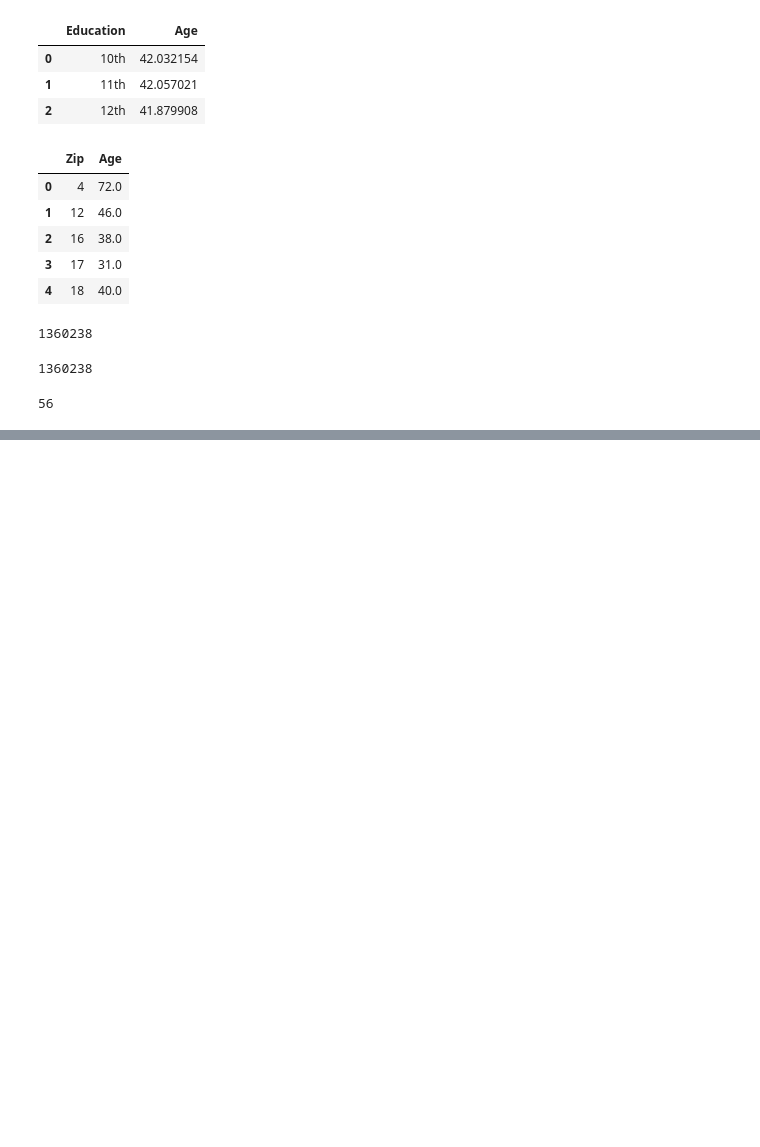
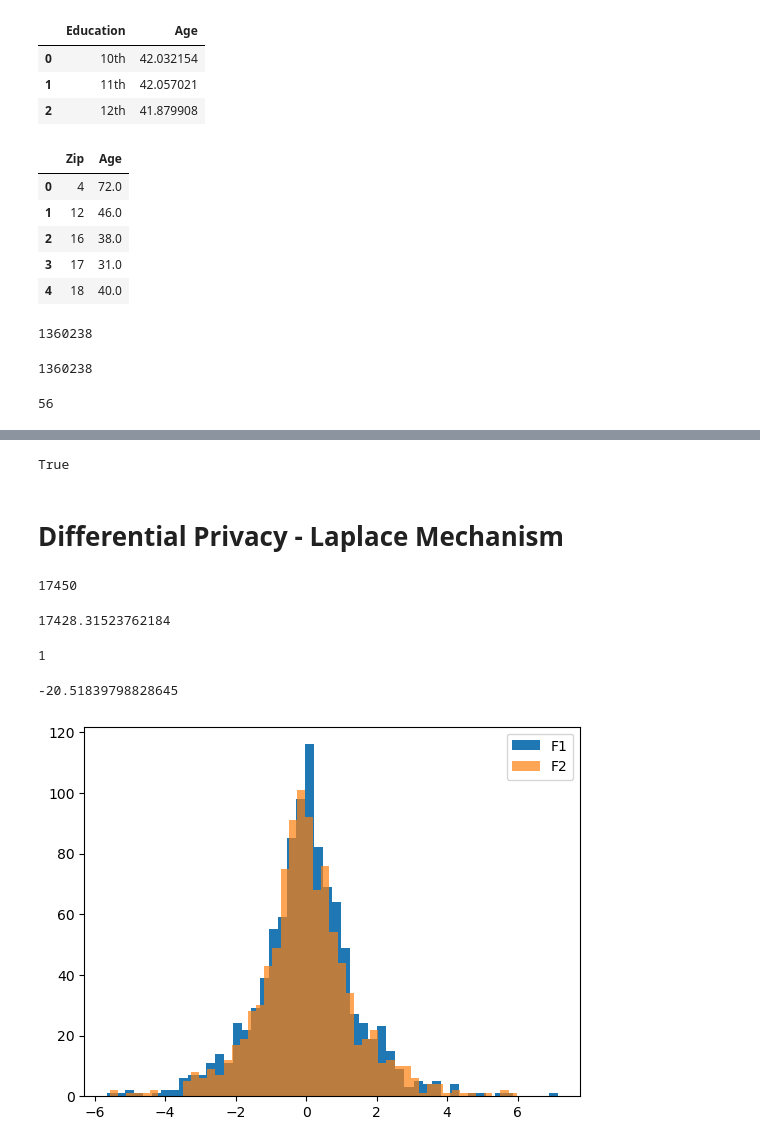
Before and after one commit to DIPrLab/Differential-Privacy, a Jupyter notebook: dp-de-identification.ipynb, the cells around one changed output, grey strips where cells are left out. Cells and saved outputs as stored; diff of their text form; code cells hidden in the pictures; blank space fills up the shorter version.

Commit message:
Updated with k-anonymity and differential privacy

```diff
--- a/dp-de-identification.ipynb
+++ b/dp-de-identification.ipynb
@@ -91,0 +205,69 @@ adult['Age'].sum()-adult[adult['Name']!='Karrie Trusslove']['Age'].sum()
+# %%
+#clipping away outliers
+
+depths = {
+    'age': 1,
+    'edu': 1
+}
+dfp = df.clip(upper=np.array([60, 100000000]), axis='columns')
+dfp = dfp.clip(lower=np.array([10, 3]), axis='columns')
+df2 = generalize(dfp.head(500), depths)
+isKAnonymized(df2, 7)
+# %% [output]
+True
+# %% [markdown]
+# Differential Privacy - Laplace Mechanism
+# %%
+adult[adult['Age'] >= 40].shape[0]
+# %% [output]
+17450
+# %%
+sensitivity = 1
+epsilon = 0.1
+
+adult[adult['Age'] >= 40].shape[0] + np.random.laplace(loc=0, scale=sensitivity/epsilon)
+# %% [output]
+17428.31523762184
+# %%
+karries_row = adult[adult['Name'] == 'Karrie Trusslove']
+karries_row[karries_row['Target'] == '<=50K'].shape[0]
+# %% [output]
+1
+# %%
+sensitivity = 1
+epsilon = 0.1
+
+karries_row = adult[adult['Name'] == 'Karrie Trusslove']
+karries_row[karries_row['Target'] == '<=50K'].shape[0] + \
+  np.random.laplace(loc=0, scale=sensitivity/epsilon)
+# %% [output]
+-20.51839798828645
+# %%
+epsilon1 = 1
+epsilon2 = 1
+epsilon_total = 2
+
+# satisfies 1-differential privacy
+def F1():
+    return np.random.laplace(loc=0, scale=1/epsilon1)
+
+# satisfies 1-differential privacy
+def F2():
+    return np.random.laplace(loc=0, scale=1/epsilon2)
+
+# satisfies 2-differential privacy
+def F3():
+    return np.random.laplace(loc=0, scale=1/epsilon_total)
+
+# satisfies 2-differential privacy, by sequential composition
+def F_combined():
+    return (F1() + F2()) / 2
+# %%
+# plot F1
+plt.hist([F1() for i in range(1000)], bins=50, label='F1');
+
+# plot F2 (should look the same)
+plt.hist([F2() for i in range(1000)], bins=50, alpha=.7, label='F2');
+plt.legend();
+# %% [output]
+[figure, added]
```
Also changed, not shown: parts of 24 cells of this notebook.
